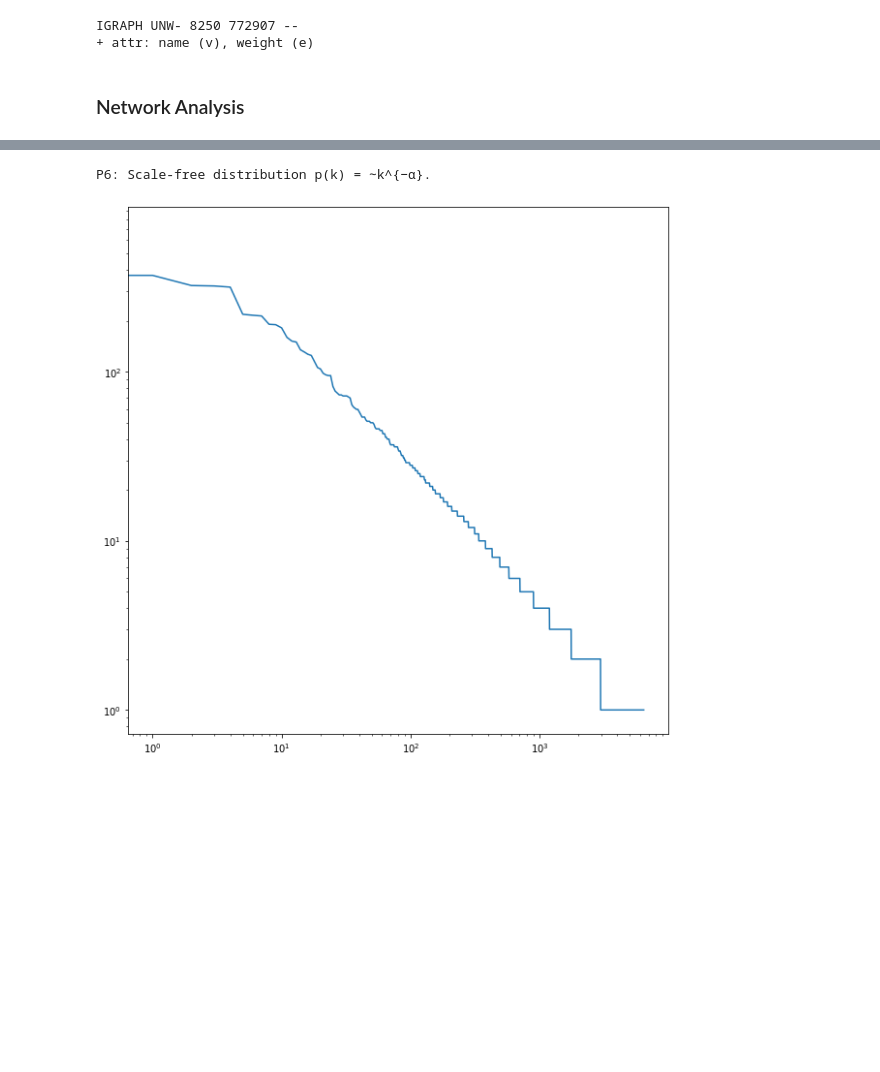
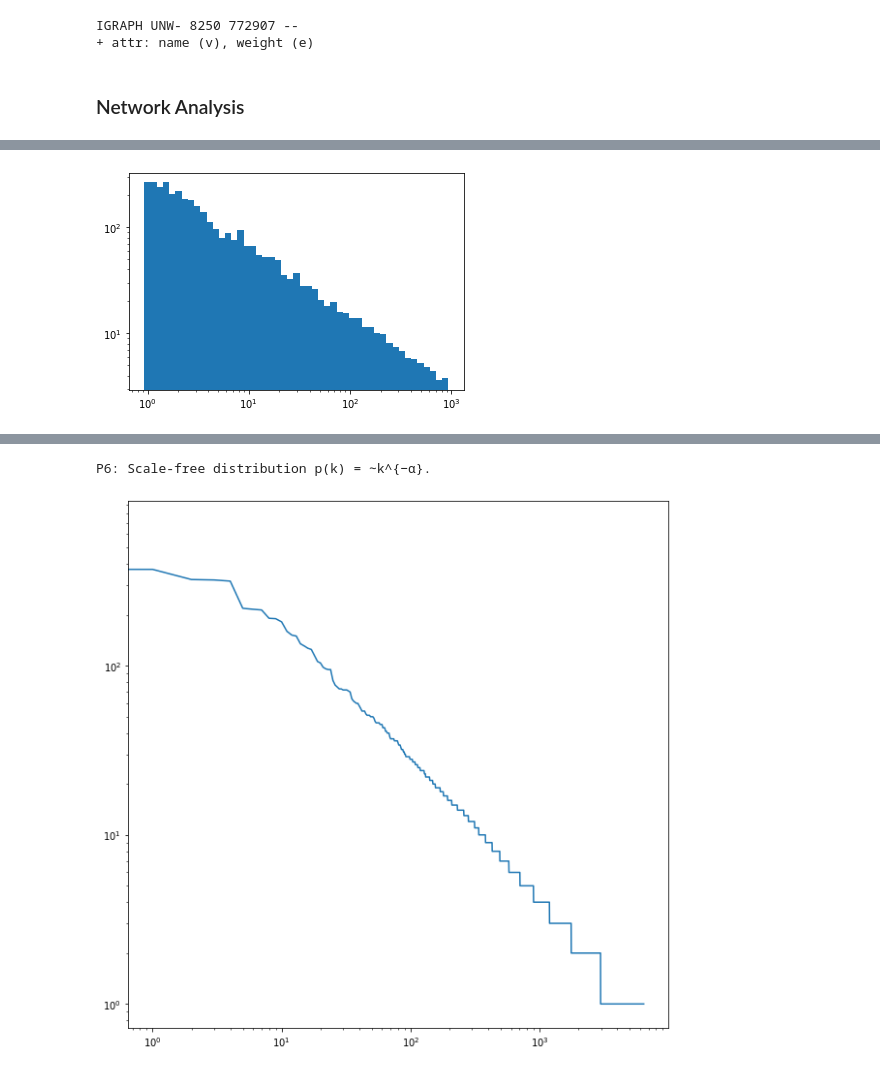
Before and after one commit to diazmx/phd-thesis-lab, a Jupyter notebook: 04-Analysis/02-NetworkModel.ipynb, the cells around one changed output, grey strips where cells are left out. Cells and saved outputs as stored; diff of their text form; code cells hidden in the pictures; blank space fills up the shorter version.

```diff
--- a/04-Analysis/02-NetworkModel.ipynb
+++ b/04-Analysis/02-NetworkModel.ipynb
@@ -345,0 +377,22 @@ P6: Scale-free distribution p(k) = ∼k^{−α}.
+# %%
+import numpy as np
+from matplotlib import pyplot as plt
+
+# something random to plot
+data = (np.random.random(10000)*10)**3
+
+# log-scaled bins
+bins = np.logspace(0, 3, 50)
+widths = (bins[1:] - bins[:-1])
+
+# Calculate histogram
+hist = np.histogram(data, bins=bins)
+# normalize by bin width
+hist_norm = hist[0]/widths
+
+# plot it!
+plt.bar(bins[:-1], hist_norm, widths)
+plt.xscale('log')
+plt.yscale('log')
+# %% [output]
+[figure, added]
```
Also changed, not shown: parts of 33 cells of this notebook, 2 other files.
